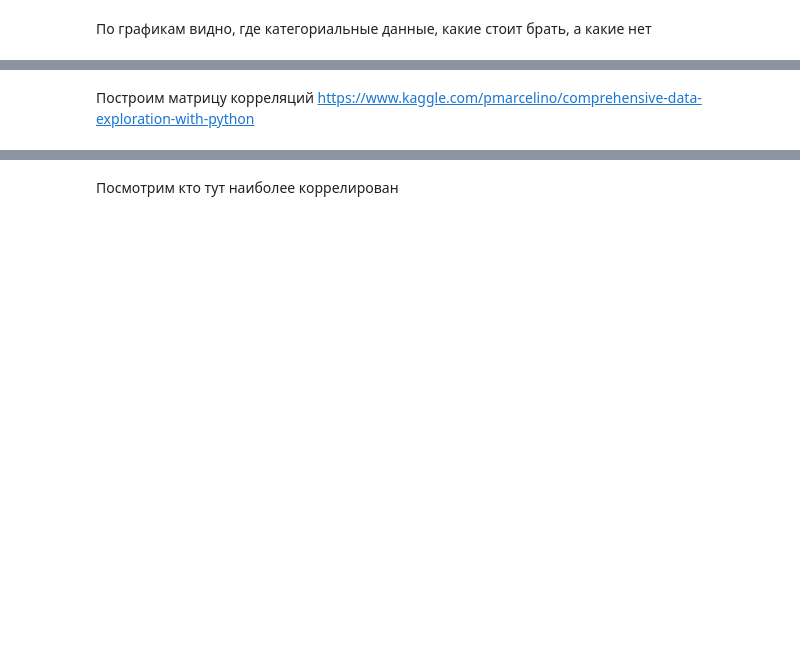
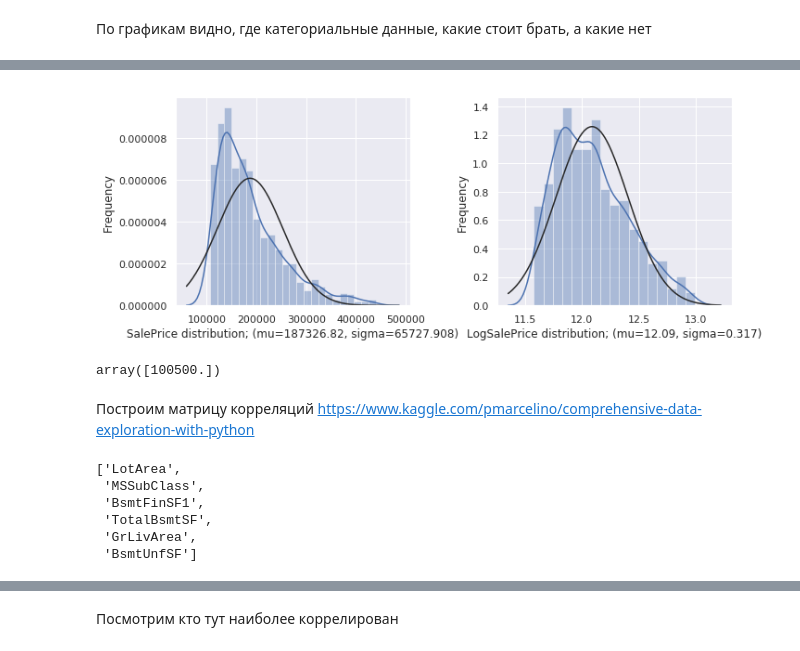
Before and after one commit to Nick1994209/ml_projects, a Jupyter notebook: kaggle/regression/house_price/1 house_price.ipynb, the cells around one changed output, grey strips where cells are left out. Drawn from its saved outputs; the diff is of its cells as text; code cells hidden in the pictures; blank space fills up the shorter version.

```diff
--- a/kaggle/regression/house_price/1 house_price.ipynb
+++ b/kaggle/regression/house_price/1 house_price.ipynb
@@ -116,3 +83,55 @@ utils.draw_relation_columns_to_target(df, target_column, columns=all_columns[70:
+# %%
+# уберем перекос для SalePrice
+utils.draw_skewed_data(
+    pd.DataFrame({
+        'SalePrice': df['SalePrice'],
+        'LogSalePrice': np.log1p(df['SalePrice']),
+    }),
+    figsize=(10, 4)
+)
+# %% [output]
+[figure, added]
+# %%
+from sklearn.utils import as_float_array
+from sklearn.base import BaseEstimator, TransformerMixin
+
+class Log1Transformer(BaseEstimator, TransformerMixin):
+    """
+    Tranforme skewed feature for getting norm distribution
+    transofrm with np.log1p
+
+    Examples
+    --------
+    >>> example_skewed_values = np.array([1, 2, 2, 2, 3, 4, 5])
+    >>> log1_transformer = Log1Transformer()
+    >>> norm_distributed_values = log1_transformer.transform(example_skewed_values)
+    >>> close_example_skewed_values = log1_transformer.re_transform(norm_distributed_values)
+    """
+    def fit(self, X, y=None):
+        return self
+
+    def transform(self, X):
+        X = as_float_array(X, copy=True)
+        return np.log1p(X)
+
+    def re_transform(self, transformed_X):
+        return np.math.e ** transformed_X - 1
+
+
+a = 100500
+
+log1_transformer = Log1Transformer()
+transformed = log1_transformer.fit_transform(np.array([a]))
+log1_transformer.re_transform(transformed)
+# b = log(a + 1)
+
+# math.e ** b - 1
+
+# np.log1p(np.array([a]))
+
+# class Log1Transformer
+# %% [output]
+array([100500.])
 # %% [markdown]
 Построим матрицу корреляций
 https://www.kaggle.com/pmarcelino/comprehensive-data-exploration-with-python
@@ -132,5 +152,14 @@ variable_values = [
 
 base_df = df[variable_values + categorical_values + [target_column]]
+# %%
+skewed_columns
+# %% [output]
+['LotArea',
+ 'MSSubClass',
+ 'BsmtFinSF1',
+ 'TotalBsmtSF',
+ 'GrLivArea',
+ 'BsmtUnfSF']
 # %%
 plt.subplots(figsize=(16, 12))
 corrmat = base_df.corr()
```
Also changed, not shown: parts of 30 cells of this notebook, 4 other files.
